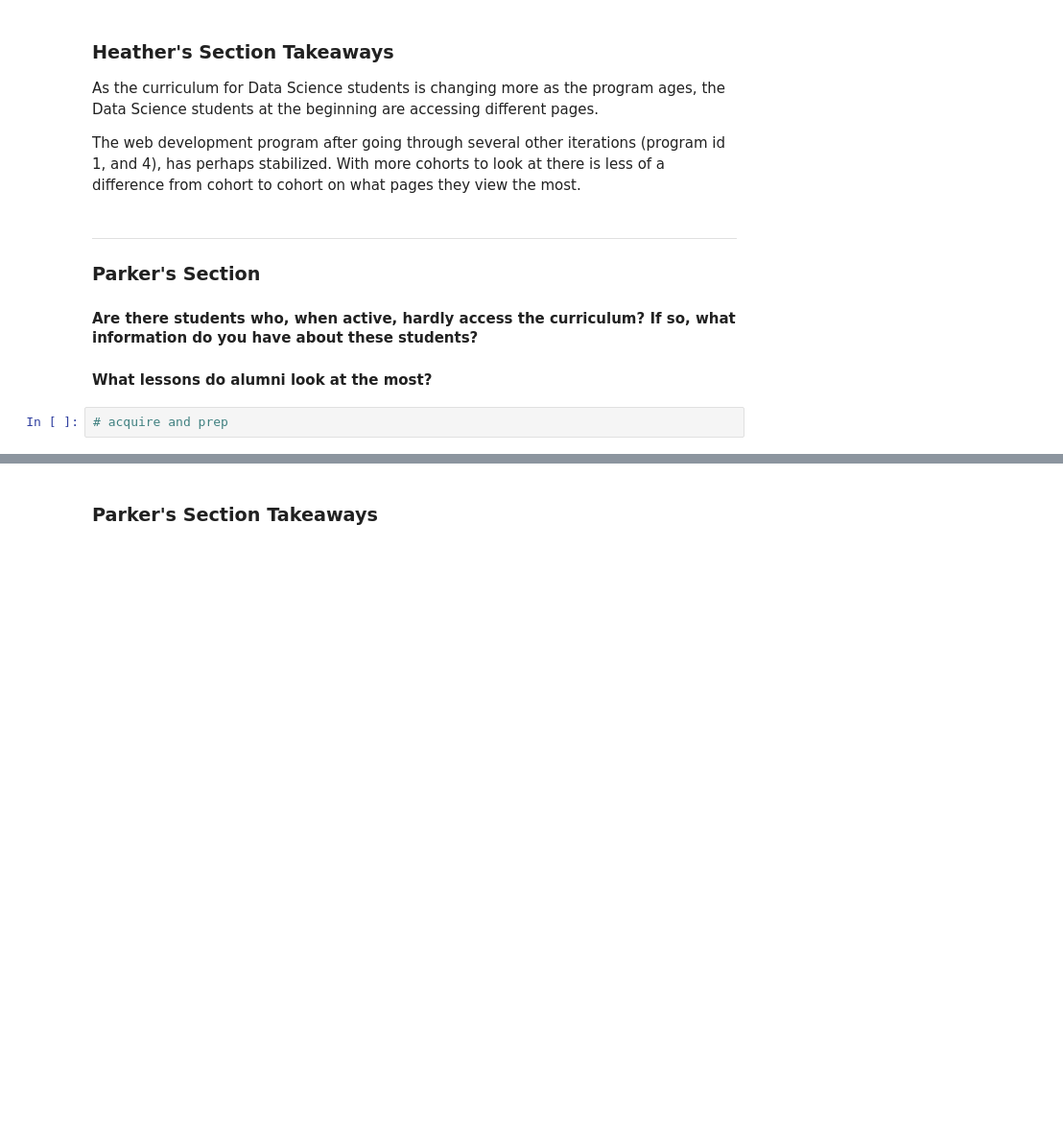
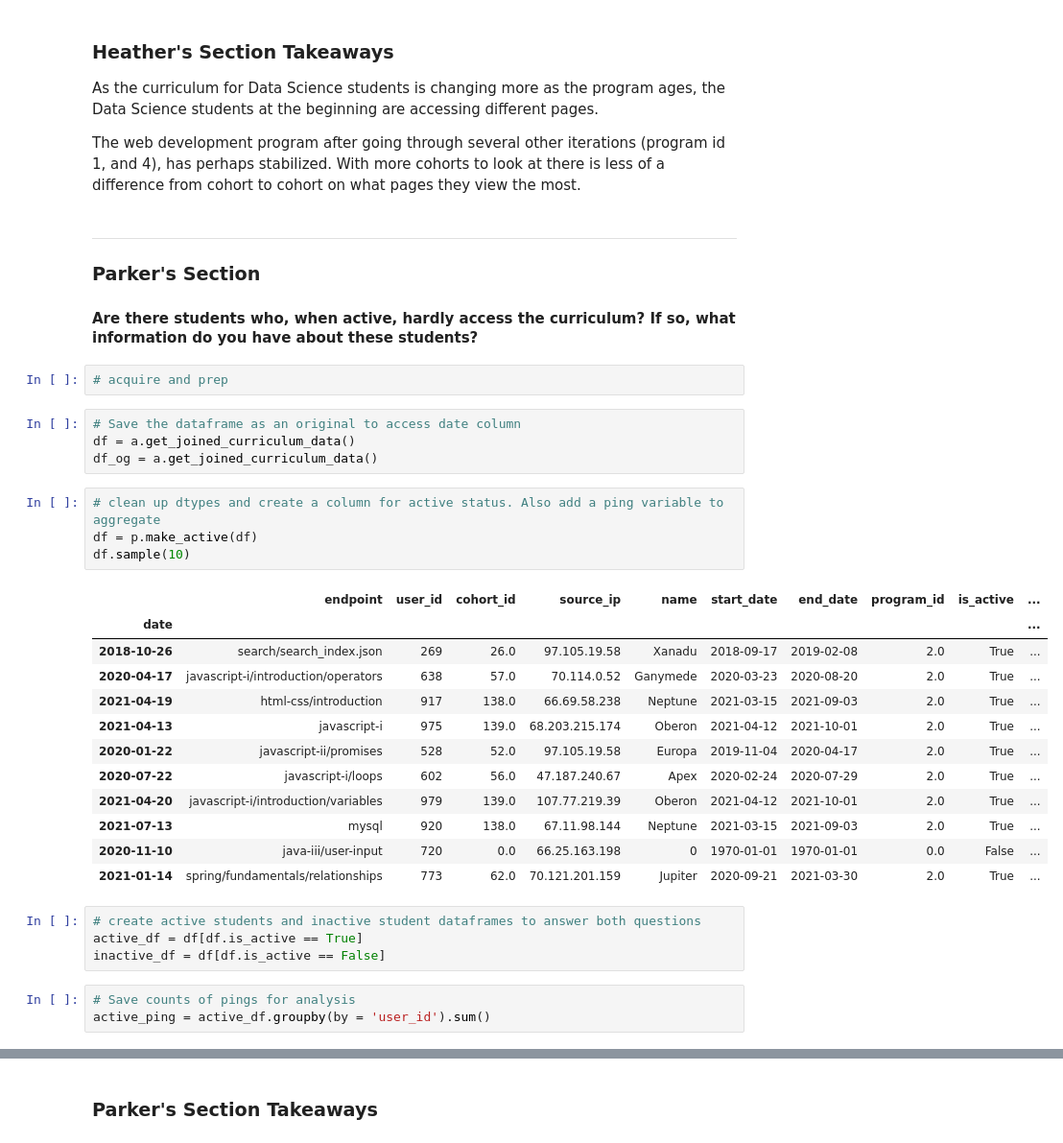
Before and after one commit to Florence-Team-8/anomaly-detection-project, a Jupyter notebook: ad_project_final_notebook.ipynb, the cells around one changed output, grey strips where cells are left out. Shown: that part at 96% size. Saved outputs shown, nothing was run; the diff lists cells and outputs as text; blank space fills up the shorter version.

```diff
--- a/ad_project_final_notebook.ipynb
+++ b/ad_project_final_notebook.ipynb
@@ -406,6 +406,33 @@ The web development program after going through several other iterations (progra
 --------
 ### Parker's Section
 #### Are there students who, when active, hardly access the curriculum? If so, what information do you have about these students?
-#### What lessons do alumni look at the most?
 # %%
 # acquire and prep
+# %%
+# Save the dataframe as an original to access date column
+df = a.get_joined_curriculum_data()
+df_og = a.get_joined_curriculum_data()
+# %%
+# clean up dtypes and create a column for active status. Also add a ping variable to aggregate
+df = p.make_active(df)
+df.sample(10)
+# %% [output]
+|  | endpoint | user_id | cohort_id | source_ip | name | start_date | end_date | program_id | is_active | ... |
+| date |  |  |  |  |  |  |  |  |  | ... |
+| 2018-10-26 | search/search_index.json | 269 | 26.0 | 97.105.19.58 | Xanadu | 2018-09-17 | 2019-02-08 | 2.0 | True | ... |
+| 2020-04-17 | javascript-i/introduction/operators | 638 | 57.0 | 70.114.0.52 | Ganymede | 2020-03-23 | 2020-08-20 | 2.0 | True | ... |
+| 2021-04-19 | html-css/introduction | 917 | 138.0 | 66.69.58.238 | Neptune | 2021-03-15 | 2021-09-03 | 2.0 | True | ... |
+| 2021-04-13 | javascript-i | 975 | 139.0 | 68.203.215.174 | Oberon | 2021-04-12 | 2021-10-01 | 2.0 | True | ... |
+| 2020-01-22 | javascript-ii/promises | 528 | 52.0 | 97.105.19.58 | Europa | 2019-11-04 | 2020-04-17 | 2.0 | True | ... |
+| 2020-07-22 | javascript-i/loops | 602 | 56.0 | 47.187.240.67 | Apex | 2020-02-24 | 2020-07-29 | 2.0 | True | ... |
+| 2021-04-20 | javascript-i/introduction/variables | 979 | 139.0 | 107.77.219.39 | Oberon | 2021-04-12 | 2021-10-01 | 2.0 | True | ... |
+| 2021-07-13 | mysql | 920 | 138.0 | 67.11.98.144 | Neptune | 2021-03-15 | 2021-09-03 | 2.0 | True | ... |
+| 2020-11-10 | java-iii/user-input | 720 | 0.0 | 66.25.163.198 | 0 | 1970-01-01 | 1970-01-01 | 0.0 | False | ... |
+| 2021-01-14 | spring/fundamentals/relationships | 773 | 62.0 | 70.121.201.159 | Jupiter | 2020-09-21 | 2021-03-30 | 2.0 | True | ... |
+# %%
+# create active students and inactive student dataframes to answer both questions
+active_df = df[df.is_active == True]
+inactive_df = df[df.is_active == False]
+# %%
+# Save counts of pings for analysis
+active_ping = active_df.groupby(by = 'user_id').sum()
```
Also changed, not shown: parts of 13 cells of this notebook, 3 other files.
